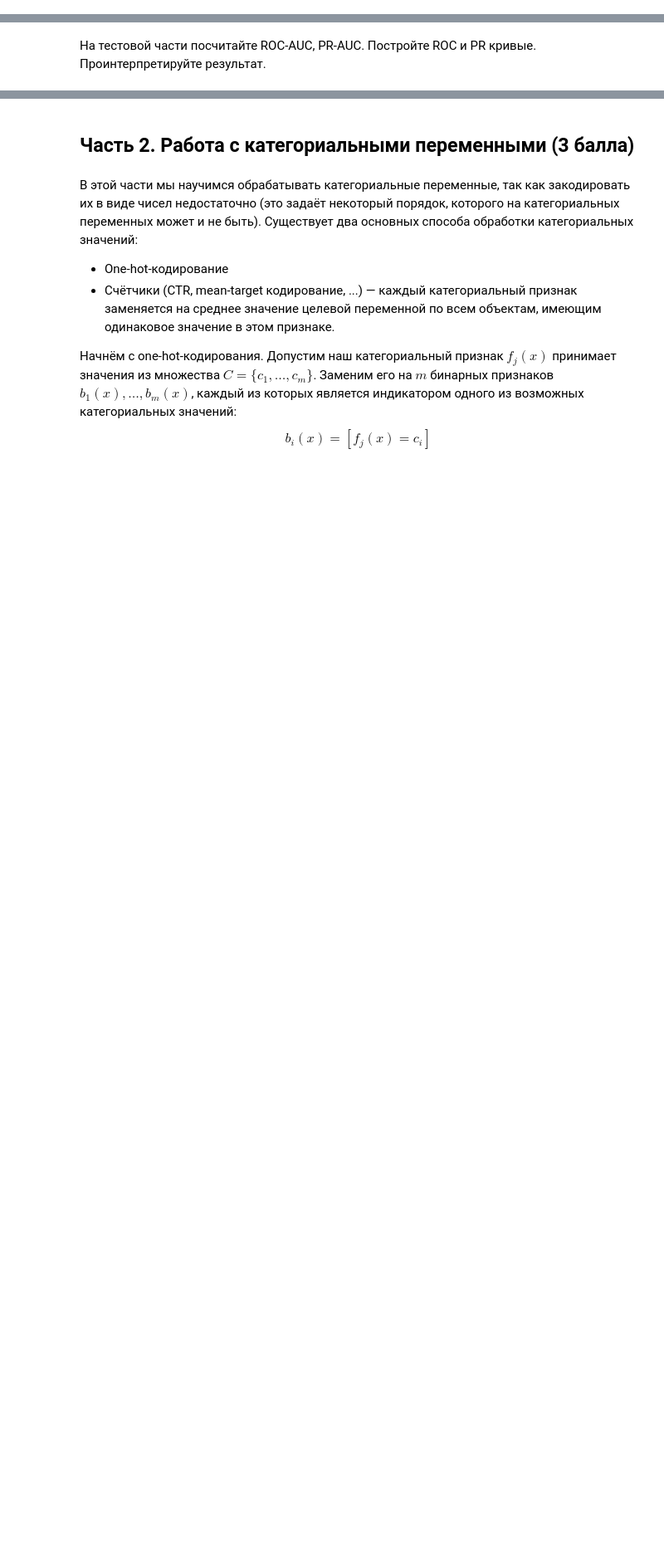
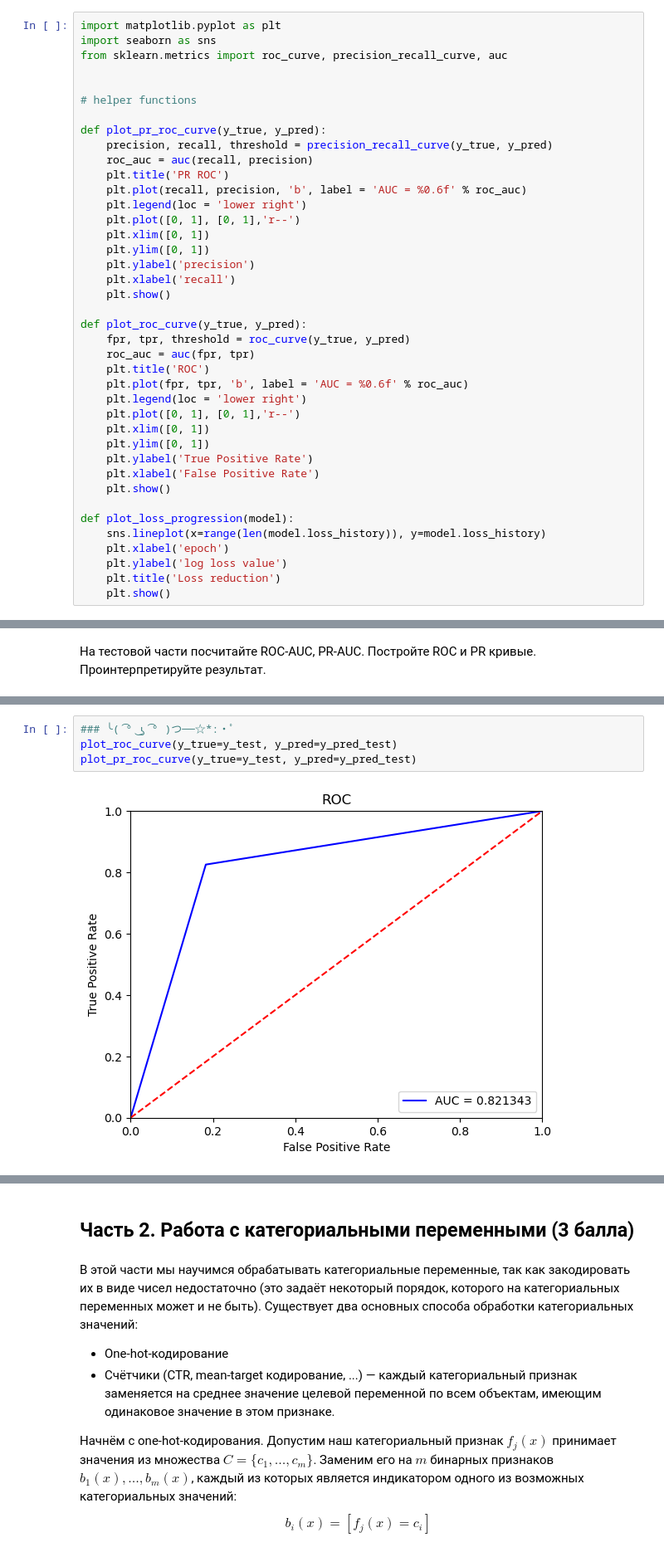
Before and after one commit to Professor322/logistic_regression, a Jupyter notebook: HW2_Logistic_regression.ipynb, the cells around one changed output, grey strips where cells are left out. Shown at 83% size. Cells and saved outputs as stored; diff of their text form; blank space fills up the shorter version.

```diff
--- a/HW2_Logistic_regression.ipynb
+++ b/HW2_Logistic_regression.ipynb
@@ -133,6 +141,46 @@ class LogReg(BaseEstimator):
         """
         #╰( ͡° ͜ʖ ͡° )つ──☆*:・ﾟ
         return (1/len(y)) * log_loss(y, self.predict_proba(X))
+# %%
+import matplotlib.pyplot as plt
+import seaborn as sns
+from sklearn.metrics import roc_curve, precision_recall_curve, auc
+
+
+# helper functions
+
+def plot_pr_roc_curve(y_true, y_pred):
+    precision, recall, threshold = precision_recall_curve(y_true, y_pred)
+    roc_auc = auc(recall, precision)
+    plt.title('PR ROC')
+    plt.plot(recall, precision, 'b', label = 'AUC = %0.6f' % roc_auc)
+    plt.legend(loc = 'lower right')
+    plt.plot([0, 1], [0, 1],'r--')
+    plt.xlim([0, 1])
+    plt.ylim([0, 1])
+    plt.ylabel('precision')
+    plt.xlabel('recall')
+    plt.show()
+
+def plot_roc_curve(y_true, y_pred):
+    fpr, tpr, threshold = roc_curve(y_true, y_pred)
+    roc_auc = auc(fpr, tpr)
+    plt.title('ROC')
+    plt.plot(fpr, tpr, 'b', label = 'AUC = %0.6f' % roc_auc)
+    plt.legend(loc = 'lower right')
+    plt.plot([0, 1], [0, 1],'r--')
+    plt.xlim([0, 1])
+    plt.ylim([0, 1])
+    plt.ylabel('True Positive Rate')
+    plt.xlabel('False Positive Rate')
+    plt.show()
+
+def plot_loss_progression(model):
+    sns.lineplot(x=range(len(model.loss_history)), y=model.loss_history)
+    plt.xlabel('epoch')
+    plt.ylabel('log loss value')
+    plt.title('Loss reduction')
+    plt.show()
 # %% [markdown]
 Синтетические данные
 # %%
@@ -215,0 +224,6 @@ plt.show()
+# %%
+### ╰( ͡° ͜ʖ ͡° )つ──☆*:・ﾟ
+plot_roc_curve(y_true=y_test, y_pred=y_pred_test)
+plot_pr_roc_curve(y_true=y_test, y_pred=y_pred_test)
+# %% [output]
+[figure, added]
```
Also changed, not shown: parts of 40 cells of this notebook.
